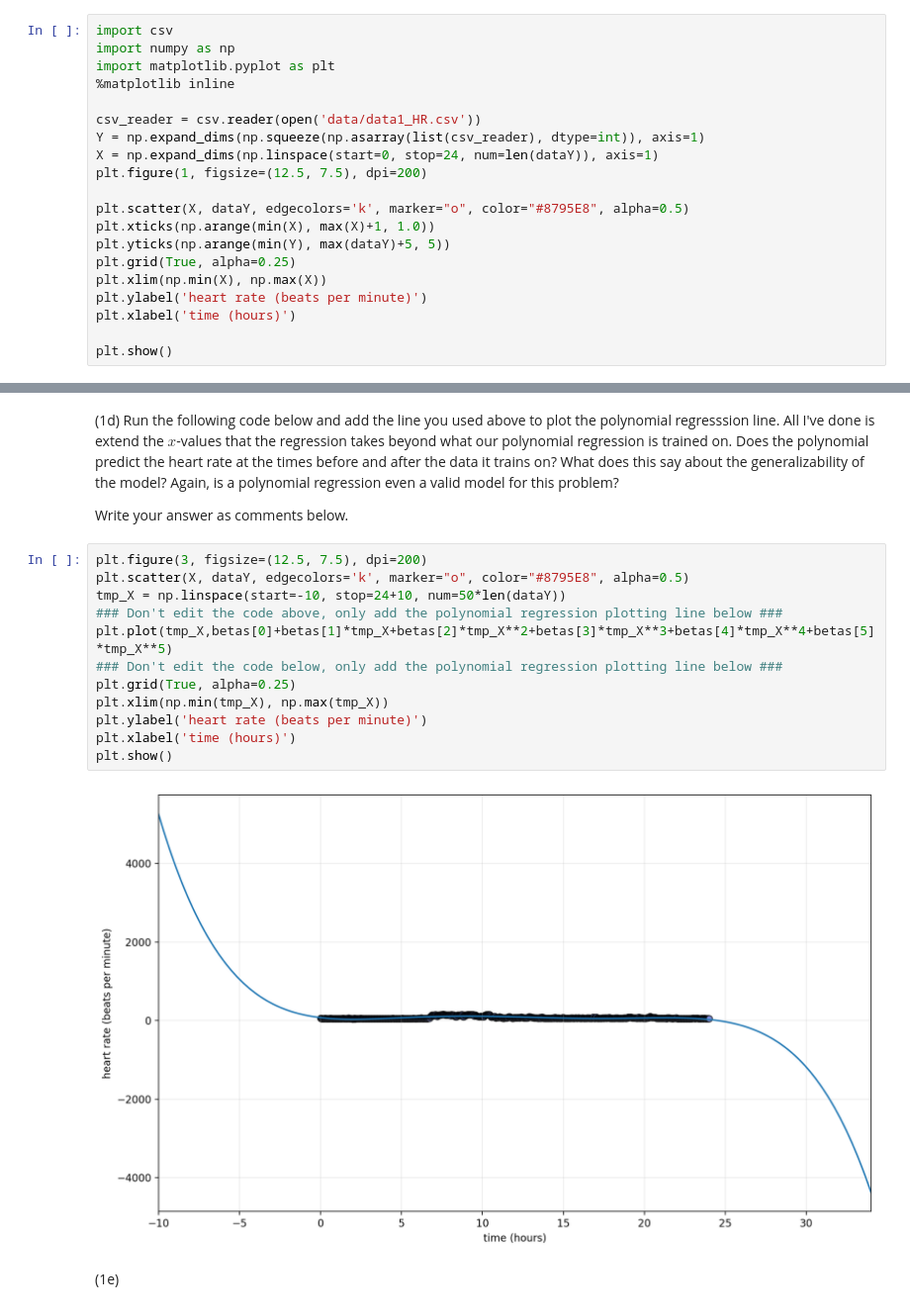
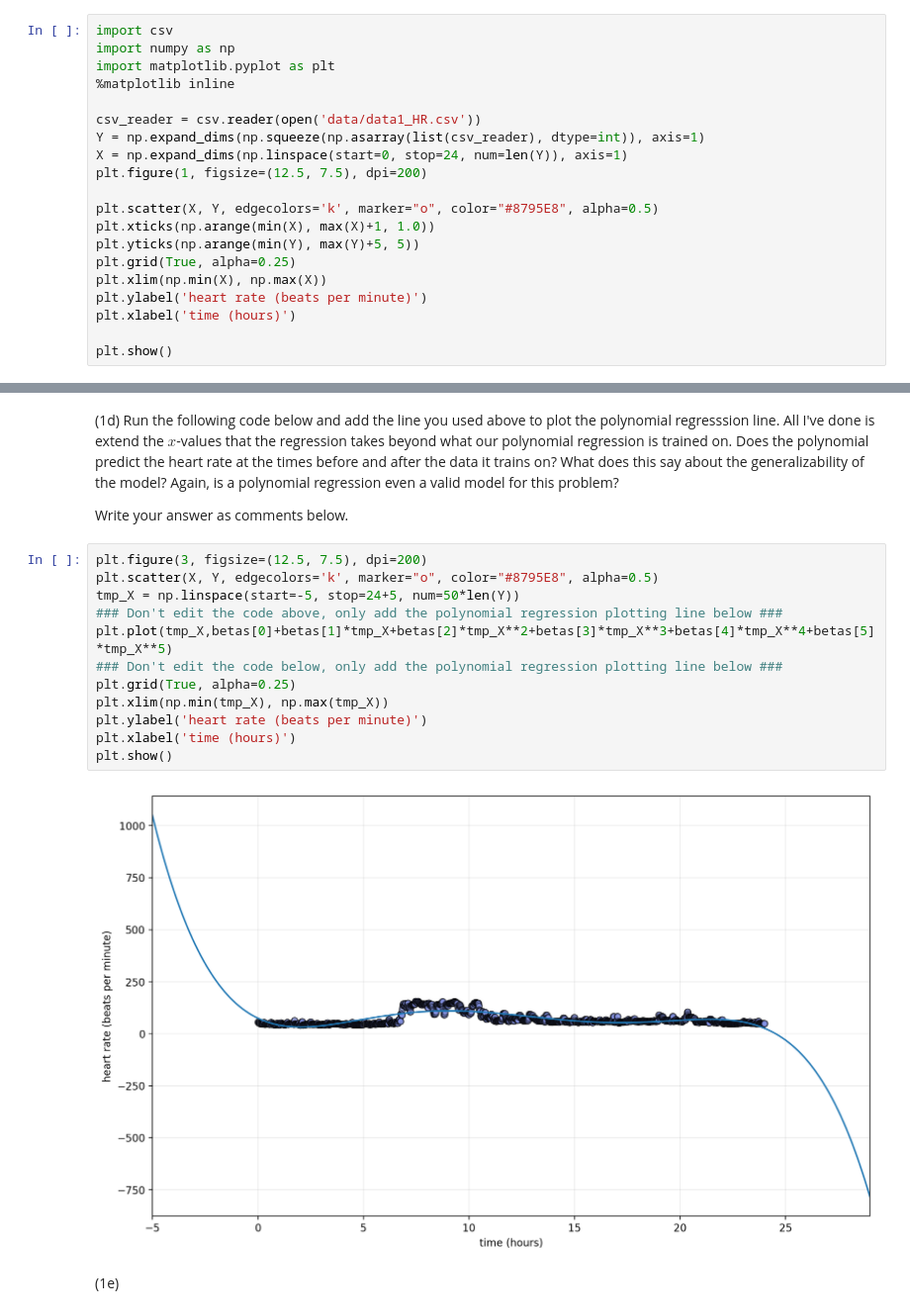
Before and after one commit to shak360/Lab-Training, a Jupyter notebook: Module_2_Python-ML/Assignment_4/svisagan/Assignment_4.ipynb, the cells around one changed output, grey strips where cells are left out. Shown at 99% size. Saved outputs shown, nothing was run; the diff lists cells and outputs as text.

```diff
--- a/Module_2_Python-ML/Assignment_4/svisagan/Assignment_4.ipynb
+++ b/Module_2_Python-ML/Assignment_4/svisagan/Assignment_4.ipynb
@@ -14,12 +14,12 @@ import matplotlib.pyplot as plt
 
 csv_reader = csv.reader(open('data/data1_HR.csv'))
 Y = np.expand_dims(np.squeeze(np.asarray(list(csv_reader), dtype=int)), axis=1)
-X = np.expand_dims(np.linspace(start=0, stop=24, num=len(dataY)), axis=1)
+X = np.expand_dims(np.linspace(start=0, stop=24, num=len(Y)), axis=1)
 plt.figure(1, figsize=(12.5, 7.5), dpi=200)
 
-plt.scatter(X, dataY, edgecolors='k', marker="o", color="#8795E8", alpha=0.5)
+plt.scatter(X, Y, edgecolors='k', marker="o", color="#8795E8", alpha=0.5)
 plt.xticks(np.arange(min(X), max(X)+1, 1.0))
-plt.yticks(np.arange(min(Y), max(dataY)+5, 5))
+plt.yticks(np.arange(min(Y), max(Y)+5, 5))
 plt.grid(True, alpha=0.25)
 plt.xlim(np.min(X), np.max(X))
 plt.ylabel('heart rate (beats per minute)')
@@ -109,17 +109,17 @@ plt.show()
 Write your answer as comments below.
 # %%
 plt.figure(3, figsize=(12.5, 7.5), dpi=200)
-plt.scatter(X, dataY, edgecolors='k', marker="o", color="#8795E8", alpha=0.5)
-tmp_X = np.linspace(start=-10, stop=24+10, num=50*len(dataY))
+plt.scatter(X, Y, edgecolors='k', marker="o", color="#8795E8", alpha=0.5)
+tmp_X = np.linspace(start=-5, stop=24+5, num=50*len(Y))
 ### Don't edit the code above, only add the polynomial regression plotting line below ###
 plt.plot(tmp_X,betas[0]+betas[1]*tmp_X+betas[2]*tmp_X**2+betas[3]*tmp_X**3+betas[4]*tmp_X**4+betas[5]*tmp_X**5)
 ### Don't edit the code below, only add the polynomial regression plotting line below ###
 plt.grid(True, alpha=0.25)
 plt.xlim(np.min(tmp_X), np.max(tmp_X))
 plt.ylabel('heart rate (beats per minute)')
 plt.xlabel('time (hours)')
 plt.show()
 # %% [output]
-[figure, old version]
+[figure, new version]
 # %% [markdown]
 (1e)
```
Also changed, not shown: parts of 2 cells of this notebook, 1 other file.
